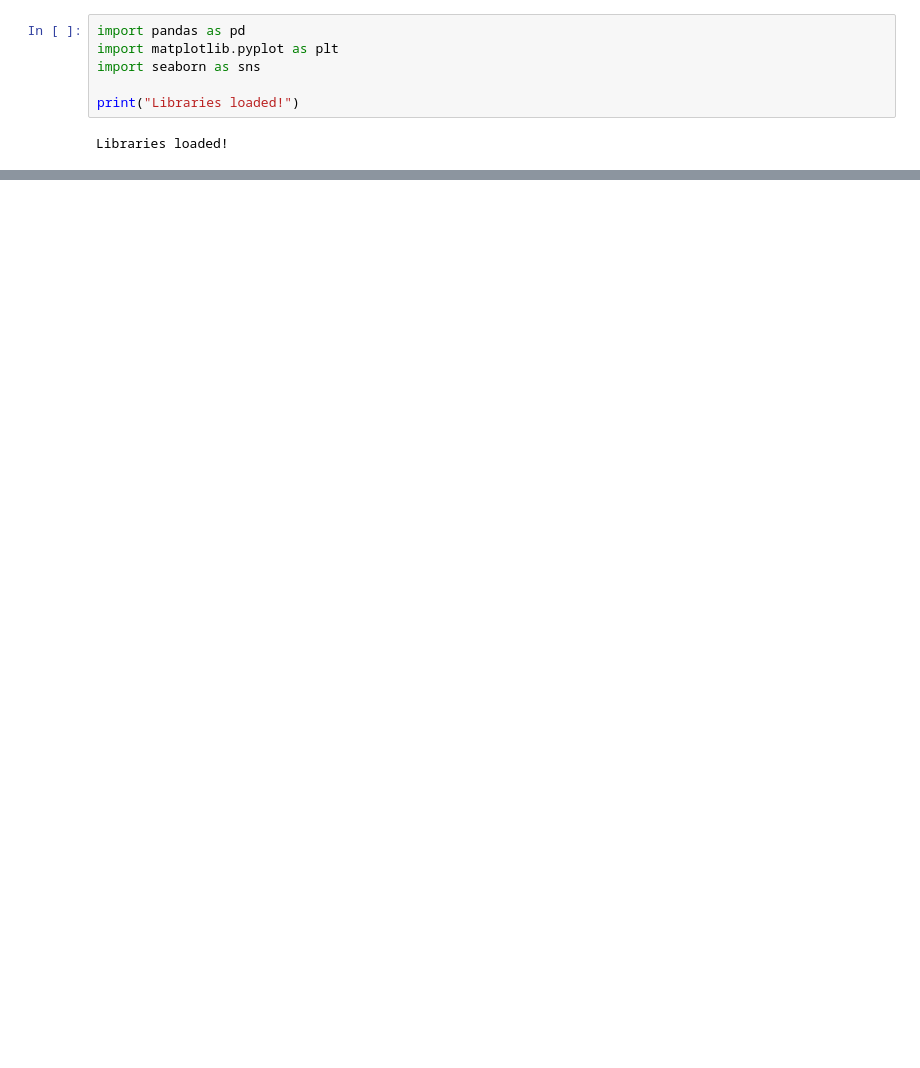
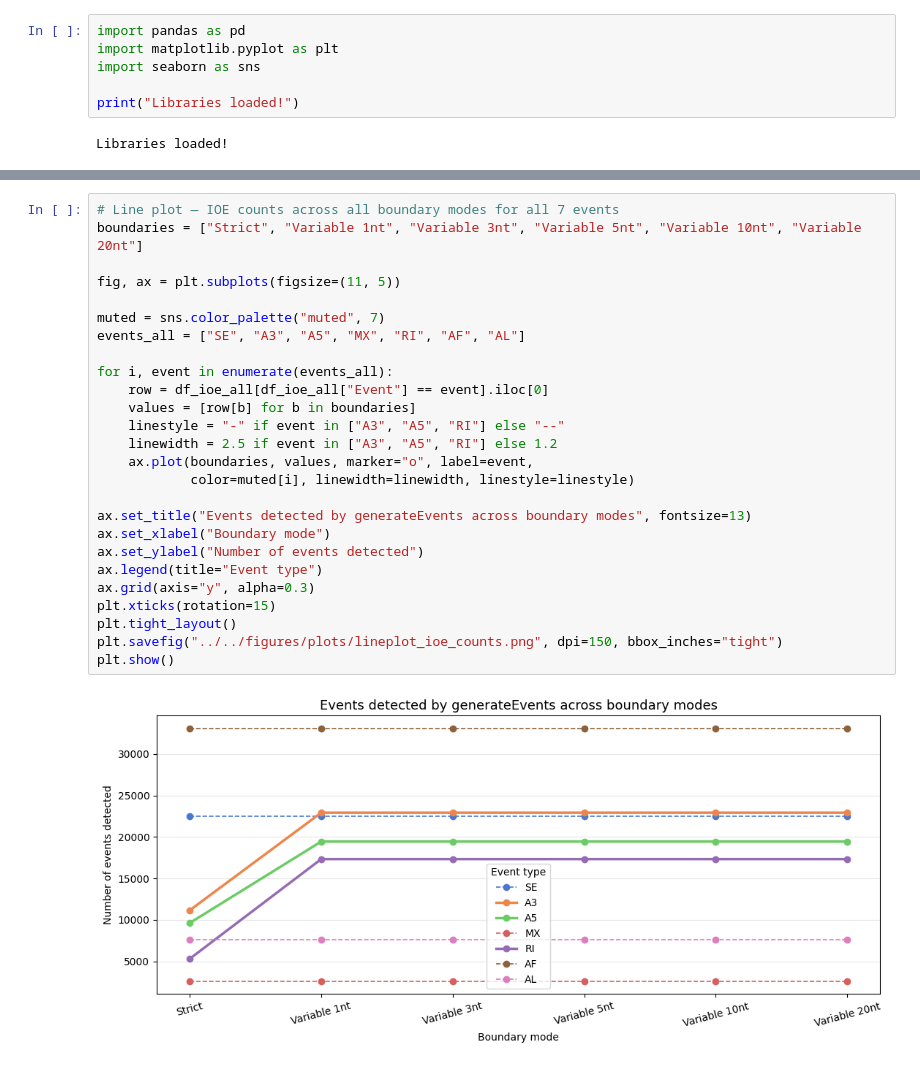
Before and after one commit to griceyrt/Internship, a Jupyter notebook: analysis/notebooks/02_barplots.ipynb, the cells around one changed output, grey strips where cells are left out. Drawn from its saved outputs; the diff is of its cells as text; blank space fills up the shorter version.

```diff
--- a/analysis/notebooks/02_barplots.ipynb
+++ b/analysis/notebooks/02_barplots.ipynb
@@ -25 +58,29 @@ display(df_ioe)
+# %%
+# Line plot — IOE counts across all boundary modes for all 7 events
+boundaries = ["Strict", "Variable 1nt", "Variable 3nt", "Variable 5nt", "Variable 10nt", "Variable 20nt"]
+
+fig, ax = plt.subplots(figsize=(11, 5))
+
+muted = sns.color_palette("muted", 7)
+events_all = ["SE", "A3", "A5", "MX", "RI", "AF", "AL"]
+
+for i, event in enumerate(events_all):
+    row = df_ioe_all[df_ioe_all["Event"] == event].iloc[0]
+    values = [row[b] for b in boundaries]
+    linestyle = "-" if event in ["A3", "A5", "RI"] else "--"
+    linewidth = 2.5 if event in ["A3", "A5", "RI"] else 1.2
+    ax.plot(boundaries, values, marker="o", label=event,
+            color=muted[i], linewidth=linewidth, linestyle=linestyle)
+
+ax.set_title("Events detected by generateEvents across boundary modes", fontsize=13)
+ax.set_xlabel("Boundary mode")
+ax.set_ylabel("Number of events detected")
+ax.legend(title="Event type")
+ax.grid(axis="y", alpha=0.3)
+plt.xticks(rotation=15)
+plt.tight_layout()
+plt.savefig("../../figures/plots/lineplot_ioe_counts.png", dpi=150, bbox_inches="tight")
+plt.show()
+# %% [output]
+[figure, added]
 # %%
```
Also changed, not shown: parts of 5 cells of this notebook, 5 other files.
